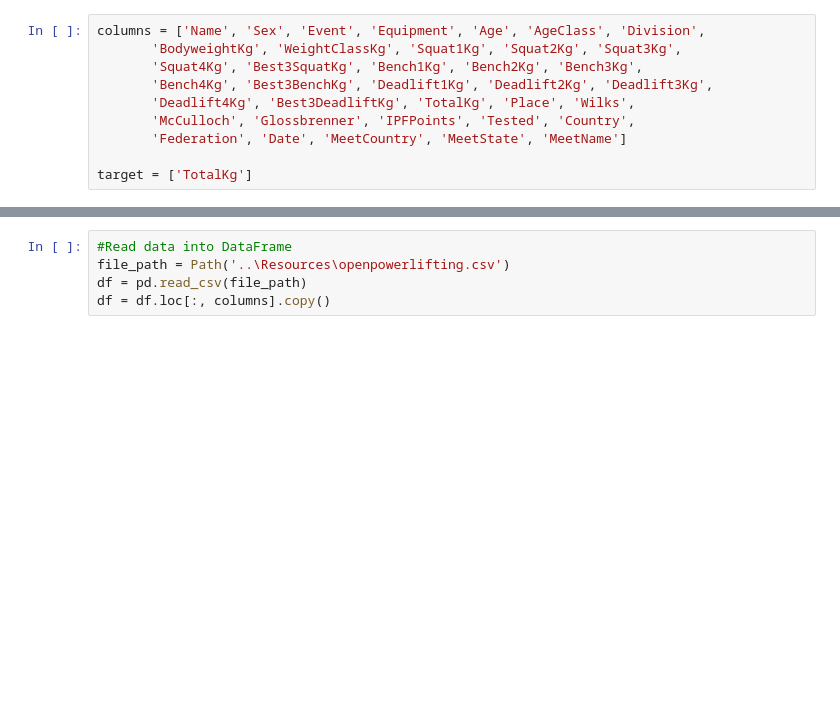
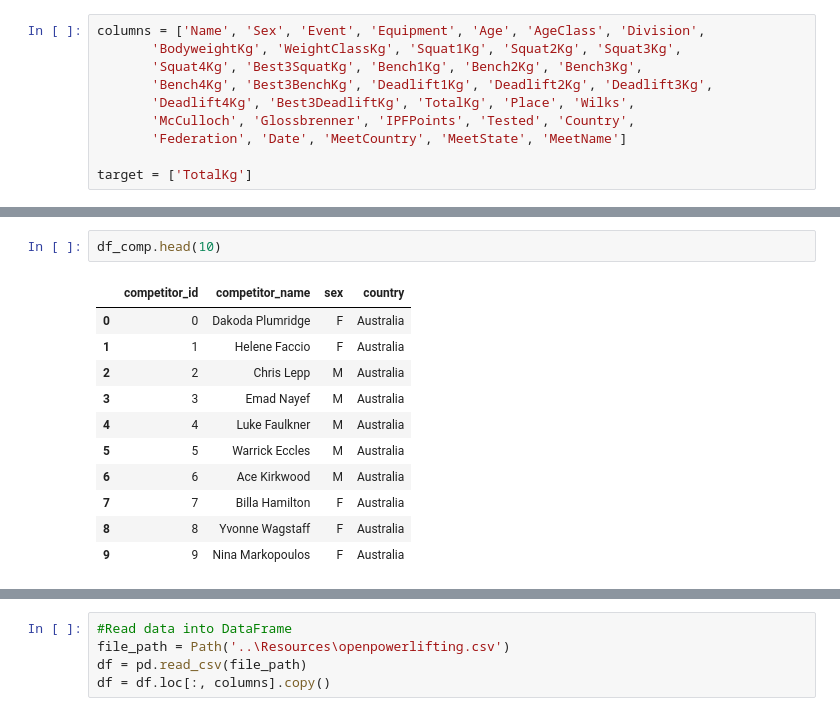
Before and after one commit to bryhnguyen/Future_Of_Powerlifting_Analysis, a Jupyter notebook: Machine_Learning_Model/Project_simple_ML_model.ipynb, the cells around one changed output, grey strips where cells are left out. Saved outputs shown, nothing was run; the diff lists cells and outputs as text; blank space fills up the shorter version.

```diff
--- a/Machine_Learning_Model/Project_simple_ML_model.ipynb
+++ b/Machine_Learning_Model/Project_simple_ML_model.ipynb
@@ -25,0 +61,14 @@ target = ['TotalKg']
+# %%
+df_comp.head(10)
+# %% [output]
+|  | competitor_id | competitor_name | sex | country |
+| 0 | 0 | Dakoda Plumridge | F | Australia |
+| 1 | 1 | Helene Faccio | F | Australia |
+| 2 | 2 | Chris Lepp | M | Australia |
+| 3 | 3 | Emad Nayef | M | Australia |
+| 4 | 4 | Luke Faulkner | M | Australia |
+| 5 | 5 | Warrick Eccles | M | Australia |
+| 6 | 6 | Ace Kirkwood | M | Australia |
+| 7 | 7 | Billa Hamilton | F | Australia |
+| 8 | 8 | Yvonne Wagstaff | F | Australia |
+| 9 | 9 | Nina Markopoulos | F | Australia |
```
Also changed, not shown: parts of 6 cells of this notebook.
